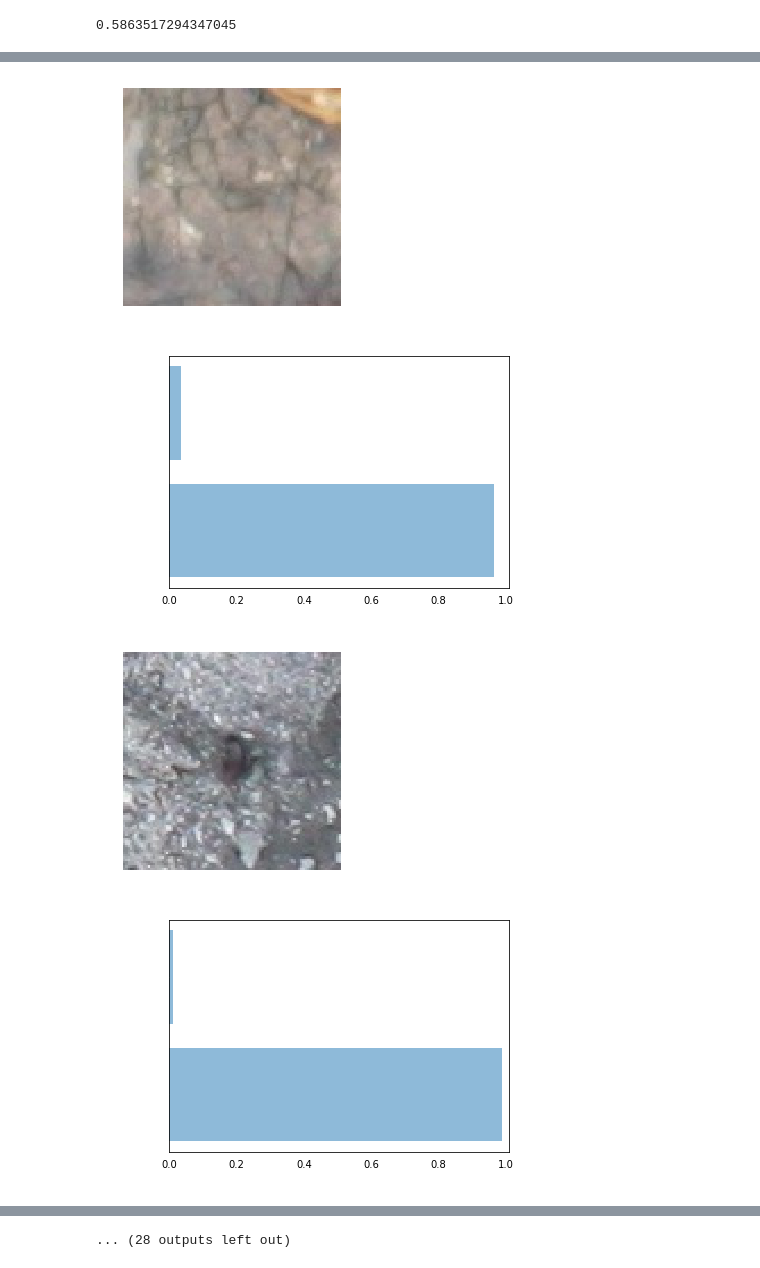
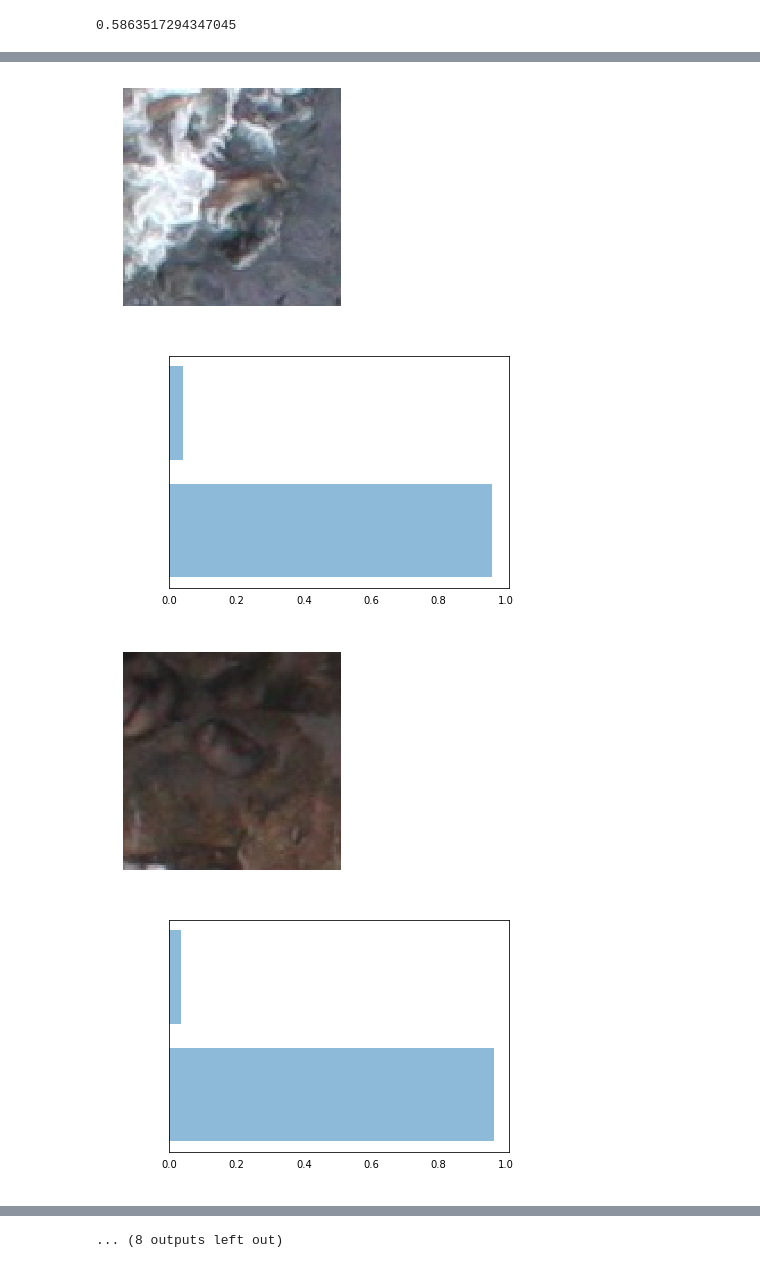
Before and after one commit to marcore94/Sealions, a Jupyter notebook: bin_class_ra_with_augmented_testing.ipynb, the cells around one changed output, grey strips where cells are left out. Cells and saved outputs as stored; diff of their text form; code cells hidden in the pictures.

```diff
--- a/bin_class_ra_with_augmented_testing.ipynb
+++ b/bin_class_ra_with_augmented_testing.ipynb
@@ -221,7 +221,7 @@ wrong_prediction_df = pd.DataFrame(data=wrong_lst, columns=["image_path", "expec
 wrong_prediction_df.to_csv("./wrong_predictions.csv", index=False)
 # %%
 wrong_prediction_df = pd.read_csv("./wrong_predictions.csv")
-for row in wrong_prediction_df.sample(20).iterrows():
+for row in wrong_prediction_df.sample(10).iterrows():
 
     image = cv2.imread(row[1]['image_path'])
     image = cv2.cvtColor(image, cv2.COLOR_BGR2RGB)
@@ -245,4 +245,4 @@ for row in wrong_prediction_df.sample(20).iterrows():
-[figure, old version]
+[figure, new version]
 [figure]
-[figure, old version]
+[figure, new version]
-[figure, old version]
+[figure, new version]
@@ -255 +255 @@ for row in wrong_prediction_df.sample(20).iterrows():
-... (28 outputs left out)
+... (8 outputs left out)
```
Also changed, not shown: parts of 1 cell of this notebook.
